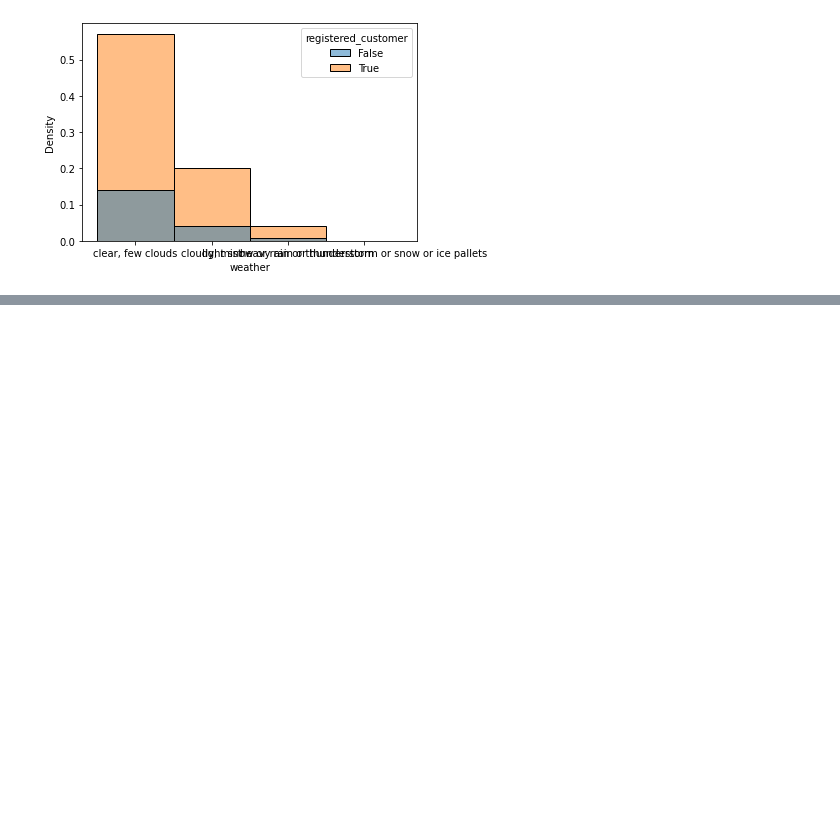
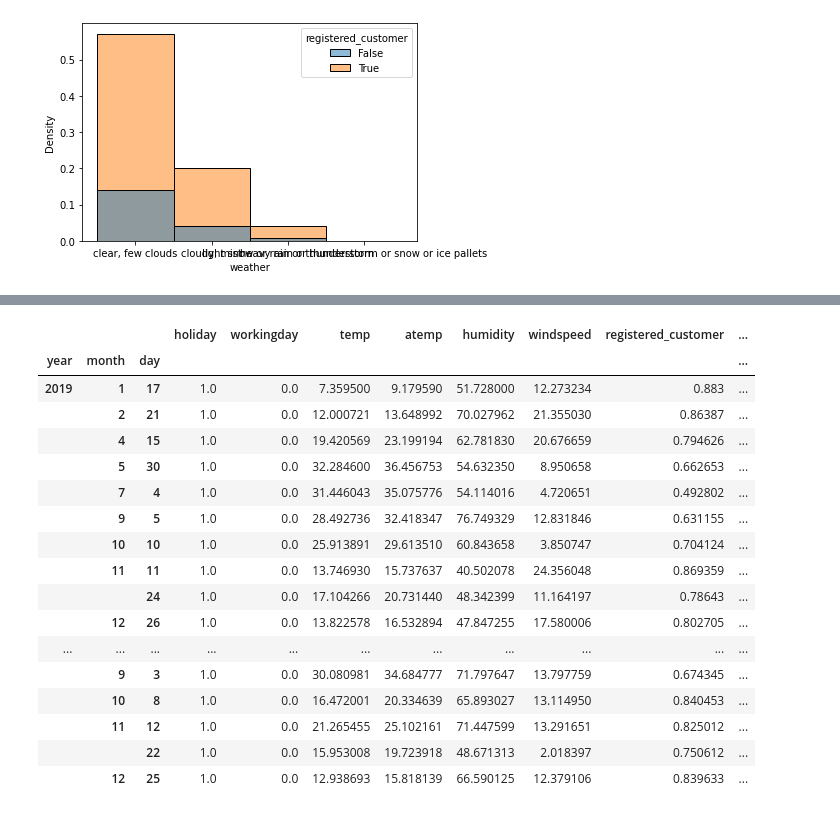
Before and after one commit to fpcqqw/escooter, a Jupyter notebook: eScooter_Torben.ipynb, the cells around one changed output, grey strips where cells are left out. Saved outputs shown, nothing was run; the diff lists cells and outputs as text; code cells hidden in the pictures; blank space fills up the shorter version.

```diff
--- a/eScooter_Torben.ipynb
+++ b/eScooter_Torben.ipynb
@@ -279,0 +362,23 @@ sns.histplot(data=raw, x='weather', hue='registered_customer',stat='density',bin
+# %%
+is_holiday = raw.groupby(['year','month','day']).mean()
+# %%
+is_holiday[is_holiday.holiday == 1]
+# %% [output]
+|  |  |  | holiday | workingday | temp | atemp | humidity | windspeed | registered_customer | ... |
+| year | month | day |  |  |  |  |  |  |  | ... |
+| 2019 | 1 | 17 | 1.0 | 0.0 | 7.359500 | 9.179590 | 51.728000 | 12.273234 | 0.883 | ... |
+|  | 2 | 21 | 1.0 | 0.0 | 12.000721 | 13.648992 | 70.027962 | 21.355030 | 0.86387 | ... |
+|  | 4 | 15 | 1.0 | 0.0 | 19.420569 | 23.199194 | 62.781830 | 20.676659 | 0.794626 | ... |
+|  | 5 | 30 | 1.0 | 0.0 | 32.284600 | 36.456753 | 54.632350 | 8.950658 | 0.662653 | ... |
+|  | 7 | 4 | 1.0 | 0.0 | 31.446043 | 35.075776 | 54.114016 | 4.720651 | 0.492802 | ... |
+|  | 9 | 5 | 1.0 | 0.0 | 28.492736 | 32.418347 | 76.749329 | 12.831846 | 0.631155 | ... |
+|  | 10 | 10 | 1.0 | 0.0 | 25.913891 | 29.613510 | 60.843658 | 3.850747 | 0.704124 | ... |
+|  | 11 | 11 | 1.0 | 0.0 | 13.746930 | 15.737637 | 40.502078 | 24.356048 | 0.869359 | ... |
+|  |  | 24 | 1.0 | 0.0 | 17.104266 | 20.731440 | 48.342399 | 11.164197 | 0.78643 | ... |
+|  | 12 | 26 | 1.0 | 0.0 | 13.822578 | 16.532894 | 47.847255 | 17.580006 | 0.802705 | ... |
+| ... | ... | ... | ... | ... | ... | ... | ... | ... | ... | ... |
+|  | 9 | 3 | 1.0 | 0.0 | 30.080981 | 34.684777 | 71.797647 | 13.797759 | 0.674345 | ... |
+|  | 10 | 8 | 1.0 | 0.0 | 16.472001 | 20.334639 | 65.893027 | 13.114950 | 0.840453 | ... |
+|  | 11 | 12 | 1.0 | 0.0 | 21.265455 | 25.102161 | 71.447599 | 13.291651 | 0.825012 | ... |
+|  |  | 22 | 1.0 | 0.0 | 15.953008 | 19.723918 | 48.671313 | 2.018397 | 0.750612 | ... |
+|  | 12 | 25 | 1.0 | 0.0 | 12.938693 | 15.818139 | 66.590125 | 12.379106 | 0.839633 | ... |
```
Also changed, not shown: parts of 14 cells of this notebook.
